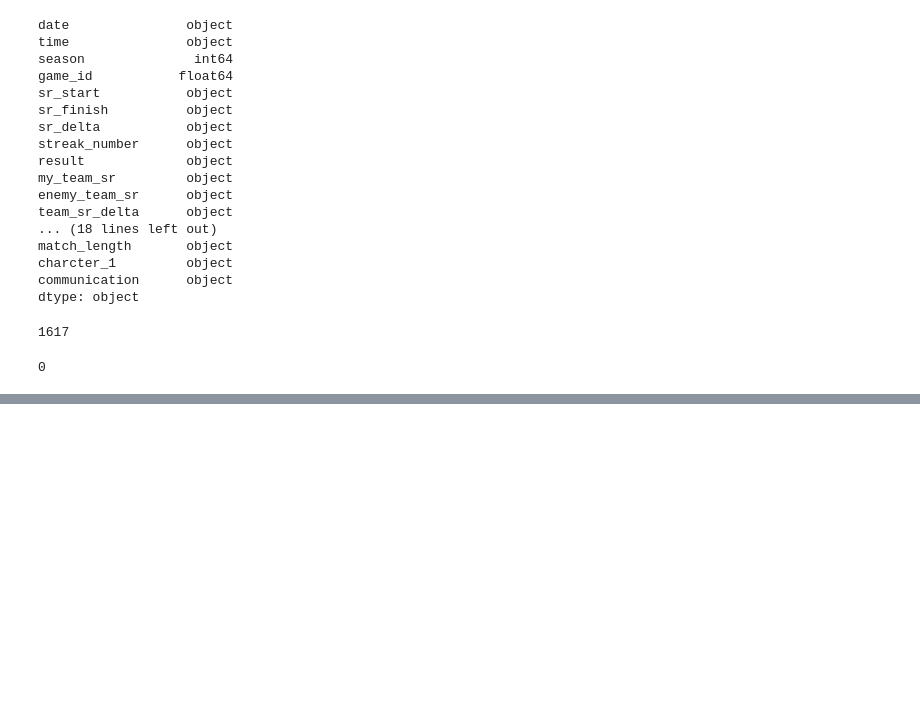
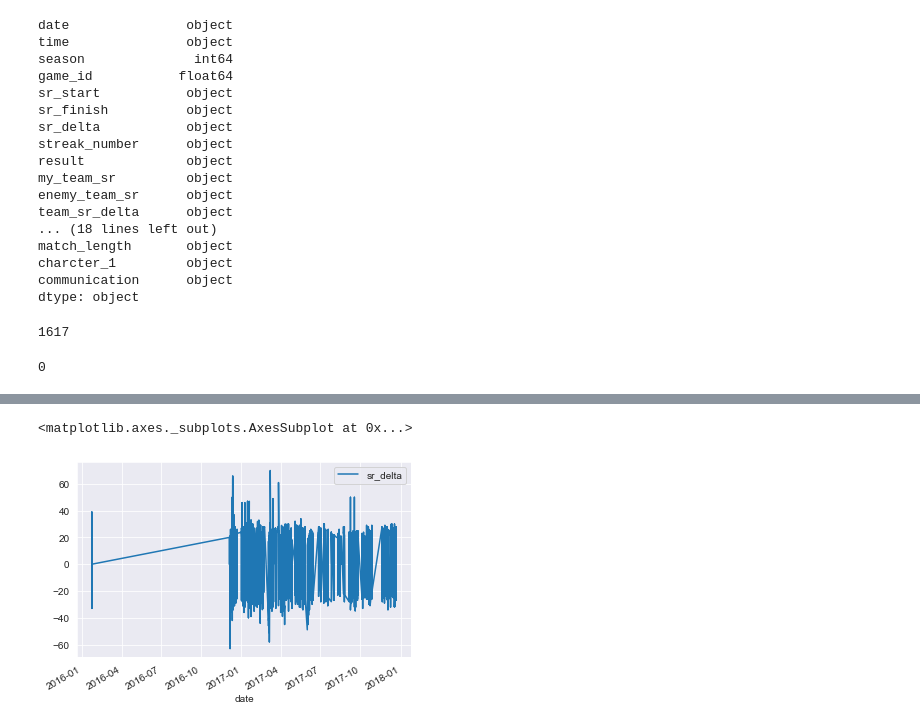
Before and after one commit to Jacobheyman702/Overwatch, a Jupyter notebook: Overwatch dataset.ipynb, the cells around one changed output, grey strips where cells are left out. Saved outputs shown, nothing was run; the diff lists cells and outputs as text; code cells hidden in the pictures; blank space fills up the shorter version.

```diff
--- a/Overwatch dataset.ipynb
+++ b/Overwatch dataset.ipynb
@@ -305,0 +317,2 @@ sns.relplot(data=df,
+# %%
+df['sr_delta'] = df['sr_start'] - df['sr_finish']
@@ -305,0 +362,2 @@ sns.relplot(data=df,
+# %%
+df['date'] =  pd.to_datetime(df['date'], format='%m/%d/%Y')
@@ -305,0 +366,6 @@ sns.relplot(data=df,
+# %%
+plt = df.plot(x="date", y="sr_delta",figsize= (10,10))
+plt
+# %% [output]
+<matplotlib.axes._subplots.AxesSubplot at 0x...>
+[figure, added]
```
Also changed, not shown: parts of 6 cells of this notebook.
